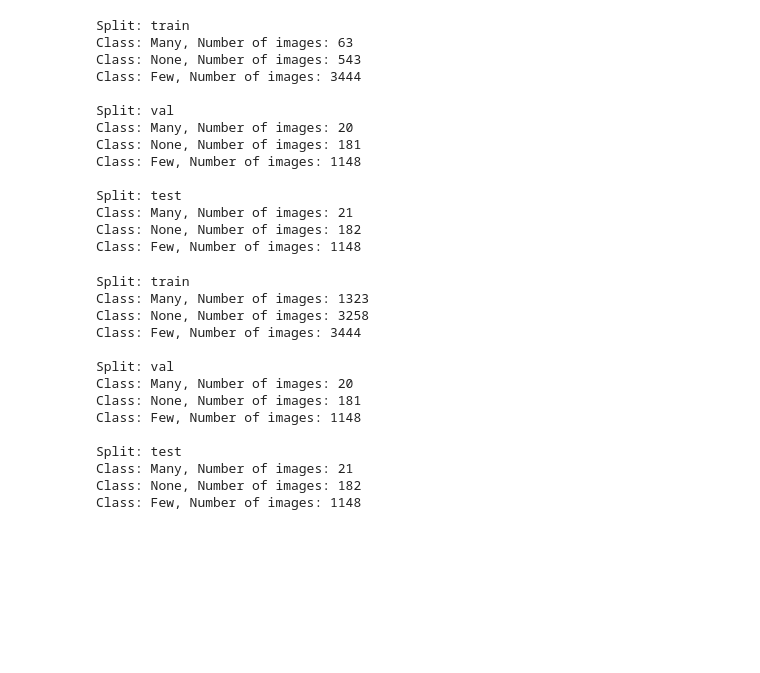
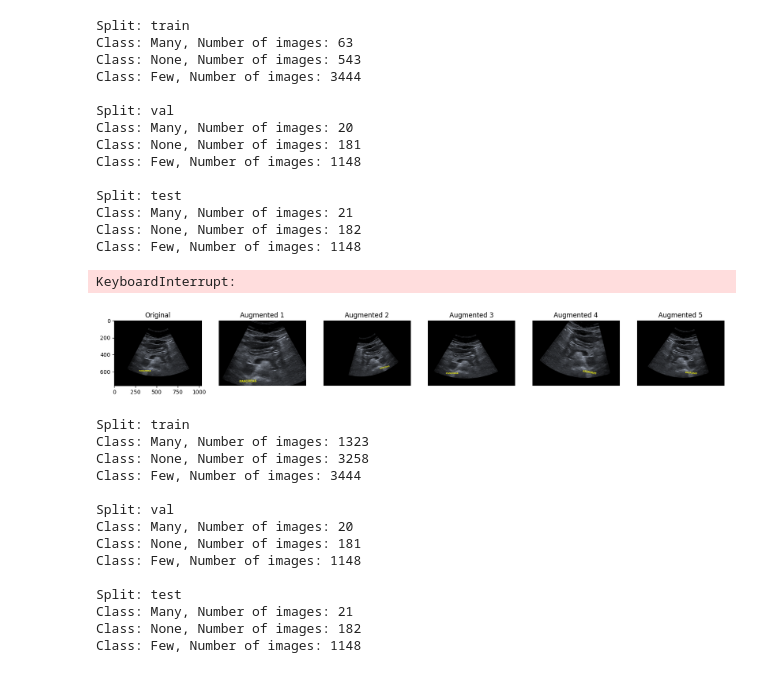
Before and after one commit to samuelgecik/liver_project, a Jupyter notebook: data_prepare.ipynb, the cells around one changed output. Drawn from its saved outputs; the diff is of its cells as text; code cells hidden in the pictures; blank space fills up the shorter version.

Commit message:
refactor and change augmentations

```diff
--- a/data_prepare.ipynb
+++ b/data_prepare.ipynb
@@ -234,3 +146,55 @@ for class_name in input_folders.keys():
+# %%
+# Define input and output folders
+input_folders = {
+    'Many': '/home/samo/dev/liver/data_split/train/Many',
+    'None': '/home/samo/dev/liver/data_split/train/None'
+}
+output_folders = {
+    'Many': '/home/samo/dev/liver/data_augmented/train/Many',
+    'None': '/home/samo/dev/liver/data_augmented/train/None'
+}
+
+# Number of augmentations per image for each class
+num_augmentations = {
+    'Many': 20,  # 10 augmentations for 'Many' class
+    'None': 5    # 5 augmentations for 'None' class
+}
+
+# Process each folder
+for class_name, input_folder in input_folders.items():
+    process_folder(input_folder, output_folders[class_name], num_augmentations[class_name])
+
+# Copy the images from the augmented folder to the data_split folder
+for class_name in input_folders.keys():
+    augmented_folder = output_folders[class_name]
+    split_folder = input_folders[class_name]
+    for filename in os.listdir(augmented_folder):
+        source_path = os.path.join(augmented_folder, filename)
+        destination_path = os.path.join(split_folder, filename)
+        os.system(f'cp {source_path} {destination_path}')
+# %% [output]
+KeyboardInterrupt:
+# %%
+# try example with one image but with different augmentations
+image_path = '/home/samo/dev/liver/data/Many/1.2.840.113619.2.116.5609096.1310969575.0.524.4.png'
+image = cv2.imread(image_path)
+image = cv2.cvtColor(image, cv2.COLOR_BGR2RGB)
+
+aug_pipeline = get_augmentation_pipeline()
+augmented_images = [aug_pipeline(image=image)['image'] for _ in range(5)]
+
+import matplotlib.pyplot as plt
+
+fig, axes = plt.subplots(1, 6, figsize=(20, 5))
+axes[0].imshow(image)
+axes[0].set_title('Original')
+for i, augmented_image in enumerate(augmented_images):
+    axes[i + 1].imshow(augmented_image)
+    axes[i + 1].set_title(f'Augmented {i + 1}')
+    axes[i + 1].axis('off')
+plt.show()
+# %% [output]
+[figure, added]
 # %%
 # Display the count of images in each folder
 for split in ['train', 'val', 'test']:
```
Also changed, not shown: parts of 3 cells of this notebook.
